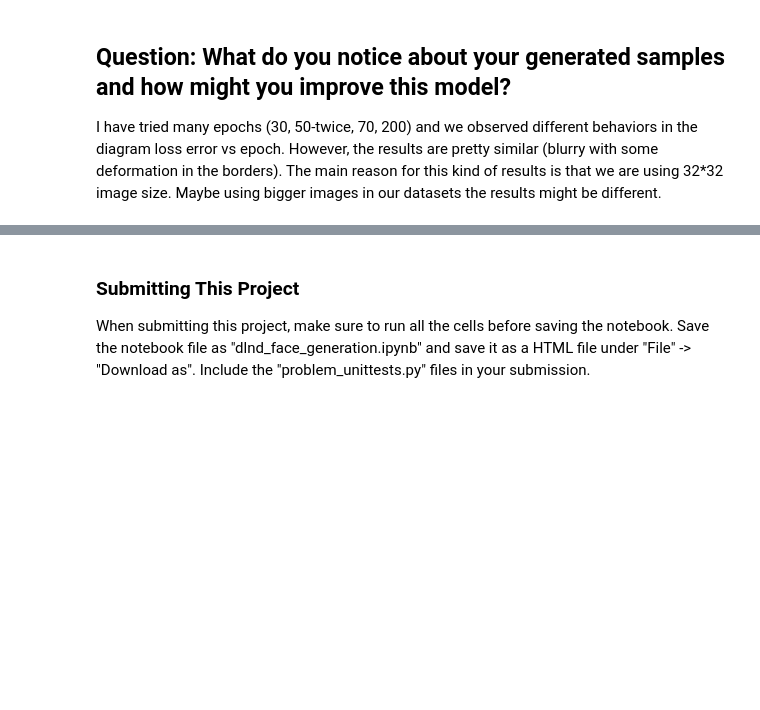
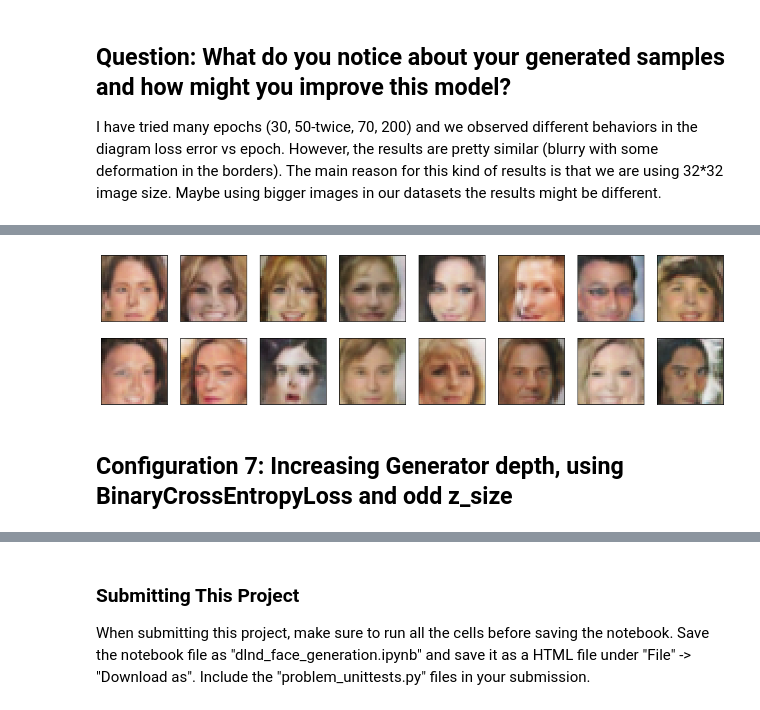
Before and after one commit to Marvinsky/face_generation, a Jupyter notebook: dlnd_face_generation.ipynb, the cells around one changed output, grey strips where cells are left out. Drawn from its saved outputs; the diff is of its cells as text; code cells hidden in the pictures; blank space fills up the shorter version.

```diff
--- a/dlnd_face_generation.ipynb
+++ b/dlnd_face_generation.ipynb
@@ -1020,0 +1160,11 @@ I have tried many epochs (30, 50-twice, 70, 200) and we observed different behav
+# %%
+# Load samples from generator, taken while training
+save_file_name6 = "train_samples6.pkl"
+with open(save_file_name6, 'rb') as f:
+    samples_config6 = pkl.load(f)
+# %%
+_ = view_samples(-1, samples_config6)
+# %% [output]
+[figure, added]
+# %% [markdown]
+## Configuration 7: Increasing Generator depth, using BinaryCrossEntropyLoss and odd z_size
```
Also changed, not shown: parts of 24 cells of this notebook.
